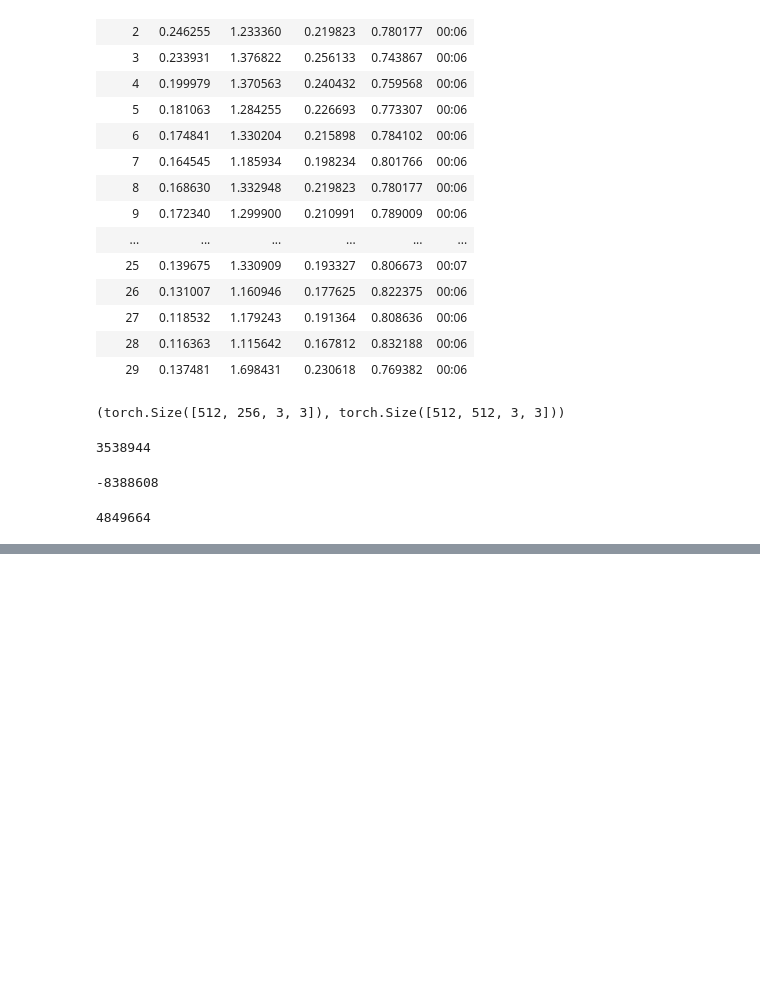
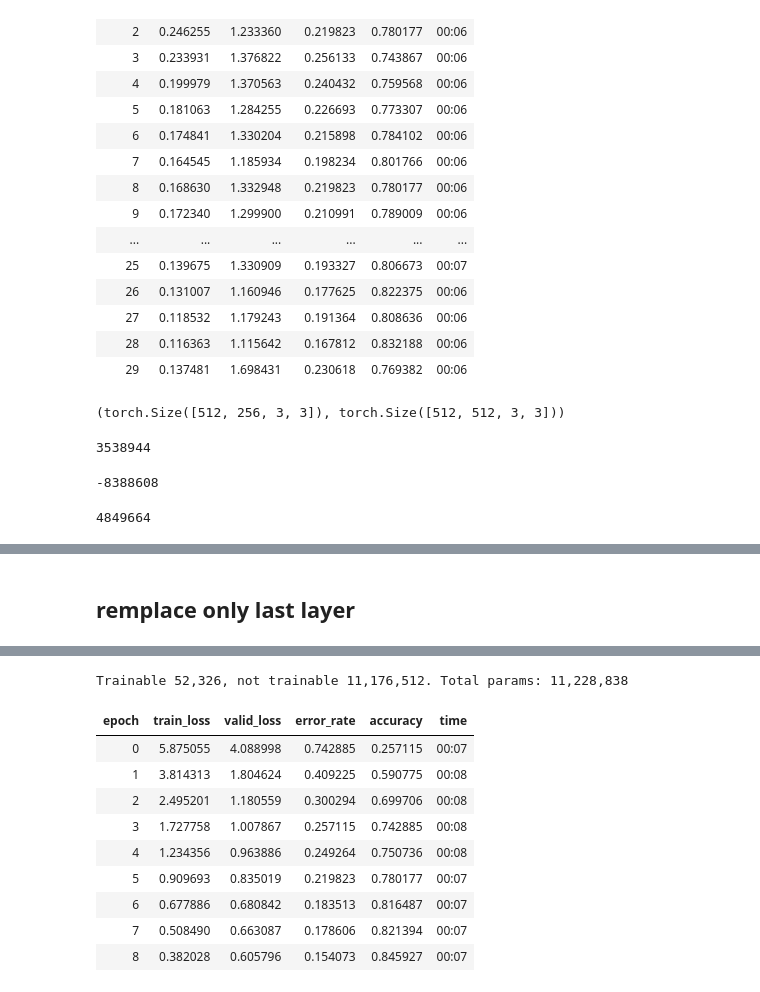
Before and after one commit to tyoc213/blog, a Jupyter notebook: __explorations__/2020_53/flowers and resnet18.ipynb, the cells around one changed output, grey strips where cells are left out. Cells and saved outputs as stored; diff of their text form; code cells hidden in the pictures; blank space fills up the shorter version.

Commit message:
Update flowers and resnet18.ipynb and yelp and distilBERT.ipynb

```diff
--- a/__explorations__/2020_53/flowers and resnet18.ipynb
+++ b/__explorations__/2020_53/flowers and resnet18.ipynb
@@ -383,0 +403,18 @@ learn.model[0][7][0].conv1.weight.shape, learn.model[0][7][1].conv1.weight.shape
+# %% [markdown]
+## remplace only last layer
+# %%
+original_r18 = resnet18(true)
+
+######### NOTE: requires_grad = False for all parameters
+for param in original_r18.parameters():
+    param.requires_grad = False
+
+######### NOTE: so only the last Linear layer will be updated on backpropagation
+num_ftrs = original_r18.fc.in_features
+original_r18.fc = nn.Linear(num_ftrs, 102)
+
+original_r18 = original_r18.to(torch.device('cuda'))
+learn = Learner(dls, original_r18, metrics=[error_rate, accuracy])
+learn.print_trainable_count()
+learn.fit(MIN_EPOCHS*3, lr=0.01)
+# %% [output]
@@ -383,0 +422,11 @@ learn.model[0][7][0].conv1.weight.shape, learn.model[0][7][1].conv1.weight.shape
+Trainable 52,326, not trainable 11,176,512. Total params: 11,228,838
+| epoch | train_loss | valid_loss | error_rate | accuracy | time |
+| 0 | 5.875055 | 4.088998 | 0.742885 | 0.257115 | 00:07 |
+| 1 | 3.814313 | 1.804624 | 0.409225 | 0.590775 | 00:08 |
+| 2 | 2.495201 | 1.180559 | 0.300294 | 0.699706 | 00:08 |
+| 3 | 1.727758 | 1.007867 | 0.257115 | 0.742885 | 00:08 |
+| 4 | 1.234356 | 0.963886 | 0.249264 | 0.750736 | 00:08 |
+| 5 | 0.909693 | 0.835019 | 0.219823 | 0.780177 | 00:07 |
+| 6 | 0.677886 | 0.680842 | 0.183513 | 0.816487 | 00:07 |
+| 7 | 0.508490 | 0.663087 | 0.178606 | 0.821394 | 00:07 |
+| 8 | 0.382028 | 0.605796 | 0.154073 | 0.845927 | 00:07 |
```
Also changed, not shown: parts of 20 cells of this notebook, 1 other file.
